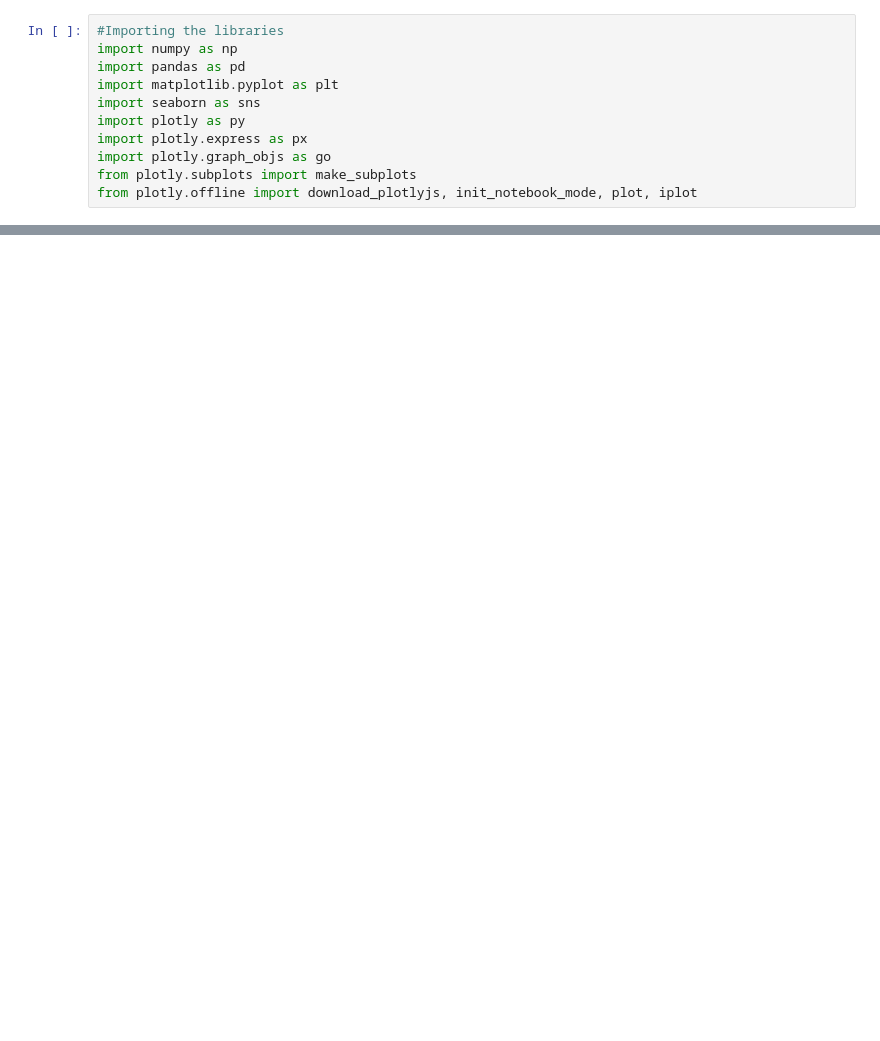
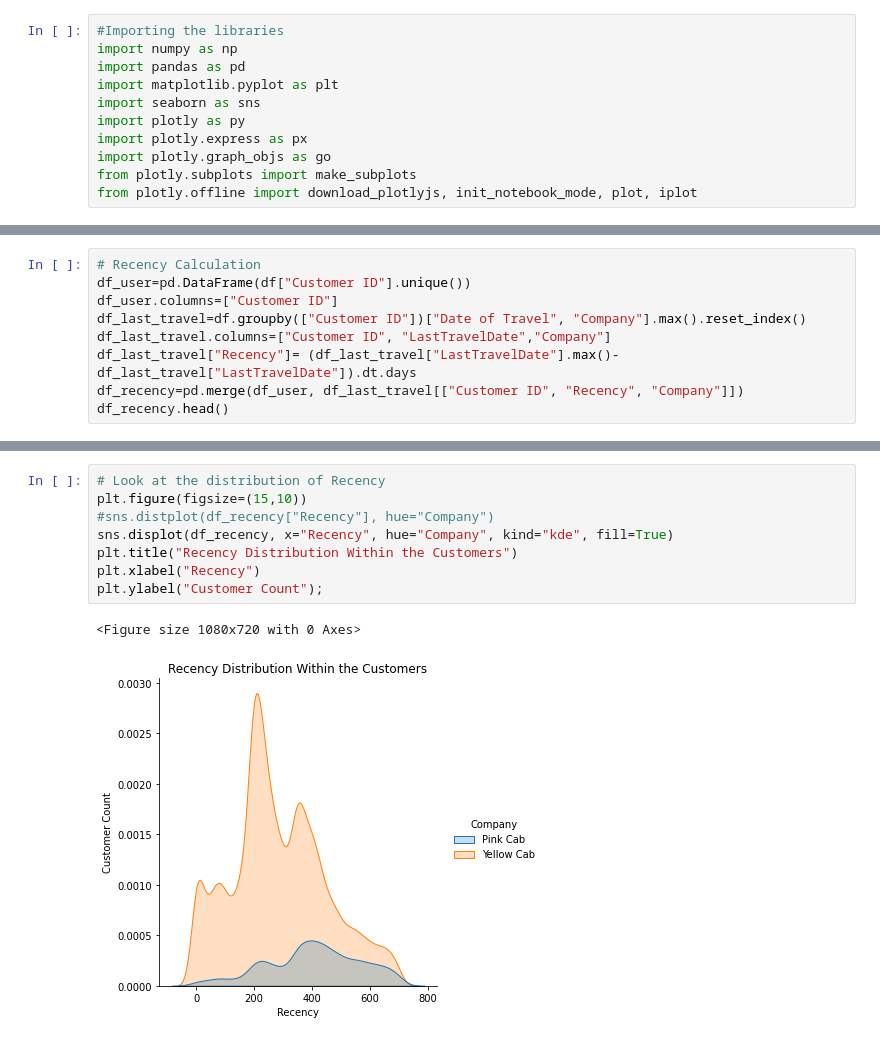
Before and after one commit to Jaeljane/Data-Glacier, a Jupyter notebook: Insight_for_Cab_Investment_firm.ipynb, the cells around one changed output, grey strips where cells are left out. Saved outputs shown, nothing was run; the diff lists cells and outputs as text; blank space fills up the shorter version.

```diff
--- a/Insight_for_Cab_Investment_firm.ipynb
+++ b/Insight_for_Cab_Investment_firm.ipynb
@@ -189,0 +104,9 @@ Pass the following variables as keyword args: x, y. From version 0.12, the only
+# %%
+# Recency Calculation
+df_user=pd.DataFrame(df["Customer ID"].unique())
+df_user.columns=["Customer ID"]
+df_last_travel=df.groupby(["Customer ID"])["Date of Travel", "Company"].max().reset_index()
+df_last_travel.columns=["Customer ID", "LastTravelDate","Company"]
+df_last_travel["Recency"]= (df_last_travel["LastTravelDate"].max()-df_last_travel["LastTravelDate"]).dt.days
+df_recency=pd.merge(df_user, df_last_travel[["Customer ID", "Recency", "Company"]])
+df_recency.head()
@@ -189,0 +121,11 @@ Pass the following variables as keyword args: x, y. From version 0.12, the only
+# %%
+# Look at the distribution of Recency
+plt.figure(figsize=(15,10))
+#sns.distplot(df_recency["Recency"], hue="Company")
+sns.displot(df_recency, x="Recency", hue="Company", kind="kde", fill=True)
+plt.title("Recency Distribution Within the Customers")
+plt.xlabel("Recency")
+plt.ylabel("Customer Count");
+# %% [output]
+<Figure size 1080x720 with 0 Axes>
+[figure, added]
```
Also changed, not shown: parts of 42 cells of this notebook.
